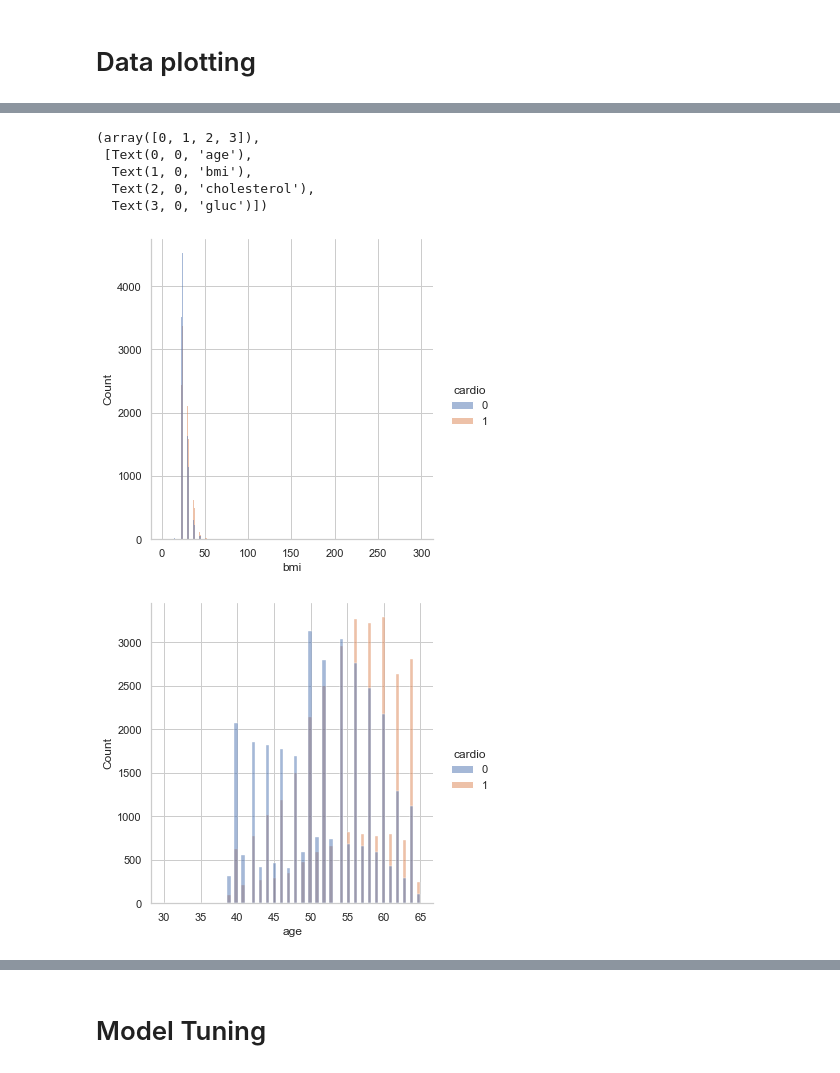
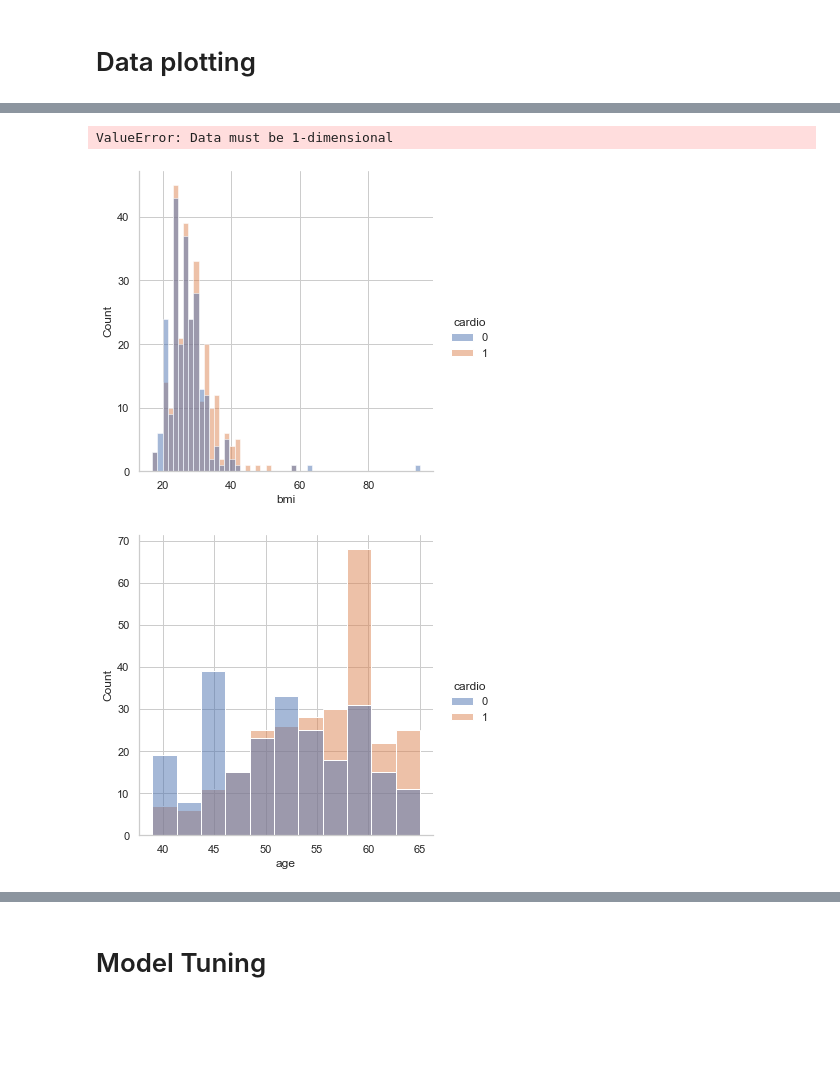
Before and after one commit to muzammilhussnain0786/CardioDiseasePrediction, a Jupyter notebook: heart_disease_prevention.ipynb, the cells around one changed output, grey strips where cells are left out. Drawn from its saved outputs; the diff is of its cells as text; code cells hidden in the pictures; blank space fills up the shorter version.

```diff
--- a/heart_disease_prevention.ipynb
+++ b/heart_disease_prevention.ipynb
@@ -17,10 +17,11 @@
 - Physical activity | Subjective Feature | active | binary
 # %%
 import pandas as pd
+from matplotlib import pyplot as plt
 from pandas import DataFrame
 
 file_path = 'cardio_train_dataset.csv'
 
 cardio_data_frame = pd.read_csv(file_path)
 
-cardio_data_frame.head()
+cardio_data_frame = cardio_data_frame.head(500)
@@ -129,21 +123,17 @@ sns.pairplot(data=cardio_data_frame[cardio_features], hue='cardio')
 # %%
 sns.displot(data=cardio_data_frame, x='bmi', hue='cardio')
 
 sns.displot(data=cardio_data_frame, x='age', hue='cardio')
 
-x_melted = pd.melt(frame=cardio_data_frame, id_vars="cardio", value_vars=cardio_features, var_name="features", value_name="value", col_level=None)
-x_melted
-
-from matplotlib import pyplot as plt
-
-plt.figure(figsize=(10,10))
-sns.boxplot(x="features", y="value", hue="cardio", data=x_melted)
-plt.xticks(rotation=90)
+# x_melted = pd.melt(frame=cardio_data_frame, id_vars="cardio", value_vars=cardio_features, var_name="features", value_name="value", col_level=None)
+# x_melted
+#
+# from matplotlib import pyplot as plt
+#
+# plt.figure(figsize=(10,10))
+# sns.boxplot(x="features", y="value", hue="cardio", data=x_melted)
+# plt.xticks(rotation=90)
 # %% [output]
-(array([0, 1, 2, 3]),
- [Text(0, 0, 'age'),
-  Text(1, 0, 'bmi'),
-  Text(2, 0, 'cholesterol'),
-  Text(3, 0, 'gluc')])
+ValueError: Data must be 1-dimensional
-[figure, old version]
+[figure, new version]
-[figure, old version]
+[figure, new version]
```
Also changed, not shown: parts of 55 cells of this notebook, 2 other files.
